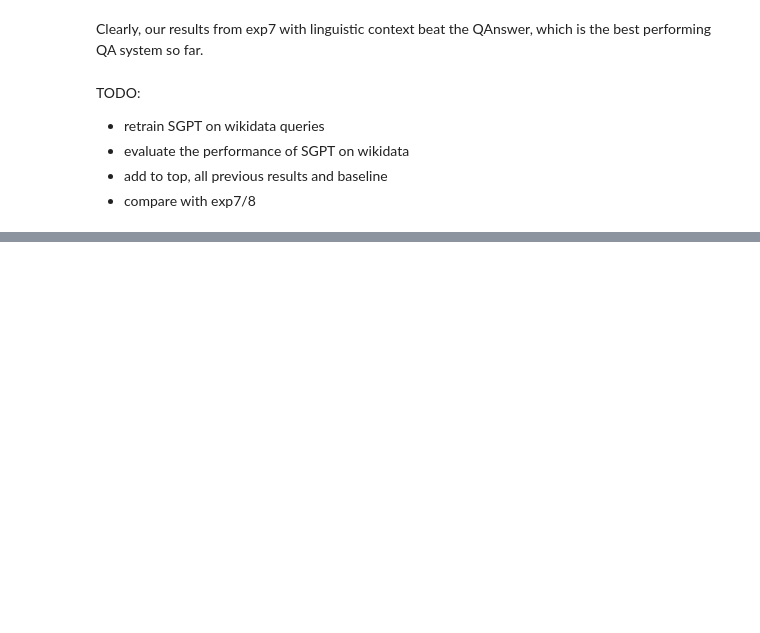
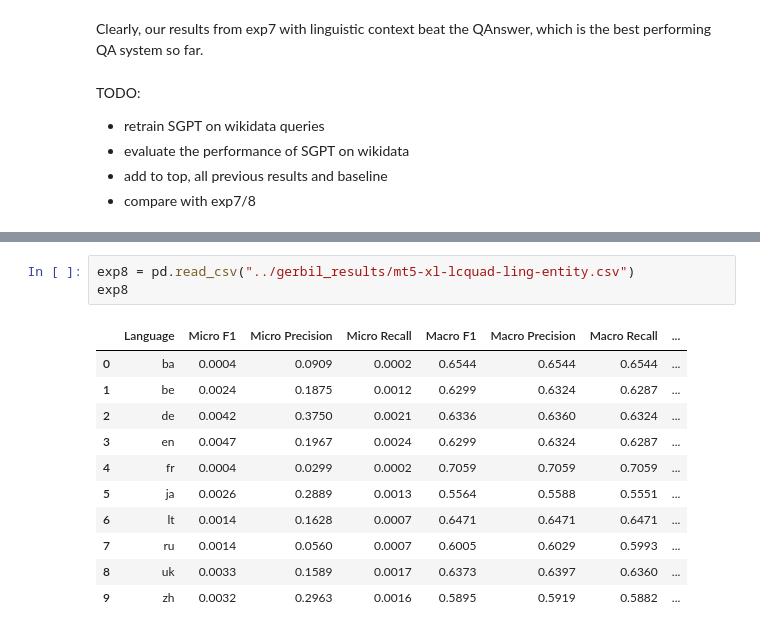
Before and after one commit to dice-group/MST5, a Jupyter notebook: notebooks/eval_results.ipynb, the cells around one changed output, grey strips where cells are left out. Saved outputs shown, nothing was run; the diff lists cells and outputs as text; blank space fills up the shorter version.

```diff
--- a/notebooks/eval_results.ipynb
+++ b/notebooks/eval_results.ipynb
@@ -858,0 +874,15 @@ TODO:
+# %%
+exp8 = pd.read_csv("../gerbil_results/mt5-xl-lcquad-ling-entity.csv")
+exp8
+# %% [output]
+|  | Language | Micro F1 | Micro Precision | Micro Recall | Macro F1 | Macro Precision | Macro Recall | ... |
+| 0 | ba | 0.0004 | 0.0909 | 0.0002 | 0.6544 | 0.6544 | 0.6544 | ... |
+| 1 | be | 0.0024 | 0.1875 | 0.0012 | 0.6299 | 0.6324 | 0.6287 | ... |
+| 2 | de | 0.0042 | 0.3750 | 0.0021 | 0.6336 | 0.6360 | 0.6324 | ... |
+| 3 | en | 0.0047 | 0.1967 | 0.0024 | 0.6299 | 0.6324 | 0.6287 | ... |
+| 4 | fr | 0.0004 | 0.0299 | 0.0002 | 0.7059 | 0.7059 | 0.7059 | ... |
+| 5 | ja | 0.0026 | 0.2889 | 0.0013 | 0.5564 | 0.5588 | 0.5551 | ... |
+| 6 | lt | 0.0014 | 0.1628 | 0.0007 | 0.6471 | 0.6471 | 0.6471 | ... |
+| 7 | ru | 0.0014 | 0.0560 | 0.0007 | 0.6005 | 0.6029 | 0.5993 | ... |
+| 8 | uk | 0.0033 | 0.1589 | 0.0017 | 0.6373 | 0.6397 | 0.6360 | ... |
+| 9 | zh | 0.0032 | 0.2963 | 0.0016 | 0.5895 | 0.5919 | 0.5882 | ... |
```
Also changed, not shown: parts of 4 cells of this notebook, 2 other files.
